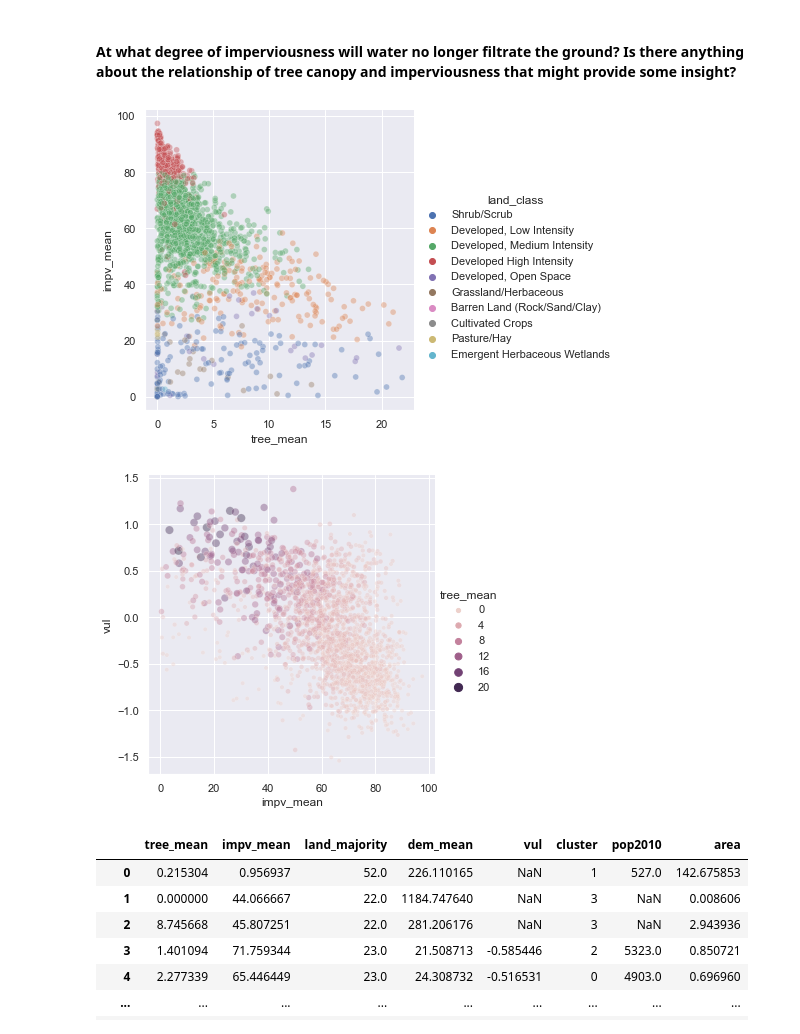
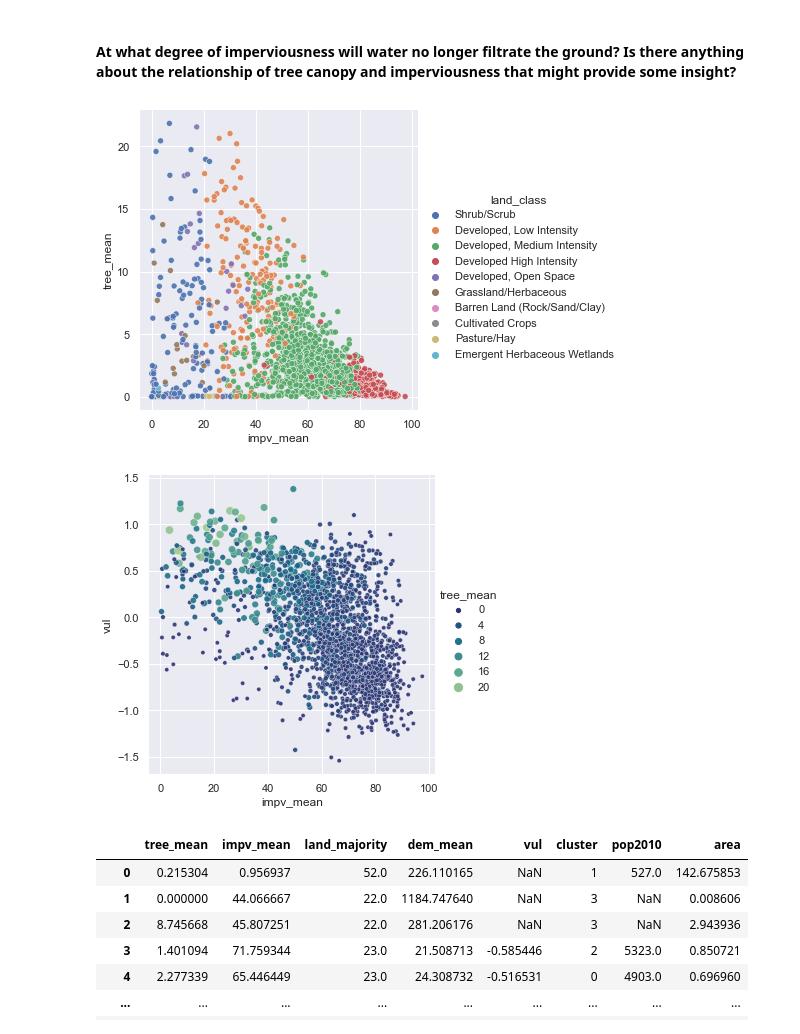
Before and after one commit to janderson5417/earthgrids_v2, a Jupyter notebook: v1.ipynb, the cells around one changed output. Drawn from its saved outputs; the diff is of its cells as text; code cells hidden in the pictures.

```diff
--- a/v1.ipynb
+++ b/v1.ipynb
@@ -380,13 +380,17 @@ Name: area, dtype: float64
 # %%
 sns.set()
 # %%
-sns.relplot(x='tree_mean', y='impv_mean', hue = 'land_class', alpha = 0.4, data=cl_results0_areas);
+palette=plt.get_cmap('crest')
+sns.relplot(x='impv_mean', y='tree_mean', hue = 'land_class', alpha = 0.9,
+            data=cl_results0_areas);
 # %% [output]
-[figure, old version]
+[figure, new version]
 # %%
-sns.relplot(x='impv_mean', y='vul', hue = 'tree_mean', size = 'tree_mean', alpha = 0.4, data=cl_results0_areas);
+palette=plt.get_cmap('crest').reversed()
+sns.relplot(x='impv_mean', y='vul', hue = 'tree_mean', size = 'tree_mean', alpha = 0.9,
+            palette = palette, data=cl_results0_areas);
 # %% [output]
-[figure, old version]
+[figure, new version]
 # %%
 results0_pd = cl_results0_areas[['tree_mean', 'impv_mean', 'land_majority',
                                  'dem_mean', 'vul', 'cluster', 'pop2010', 'area']]
```
Also changed, not shown: parts of 6 cells of this notebook, 12 other files.
